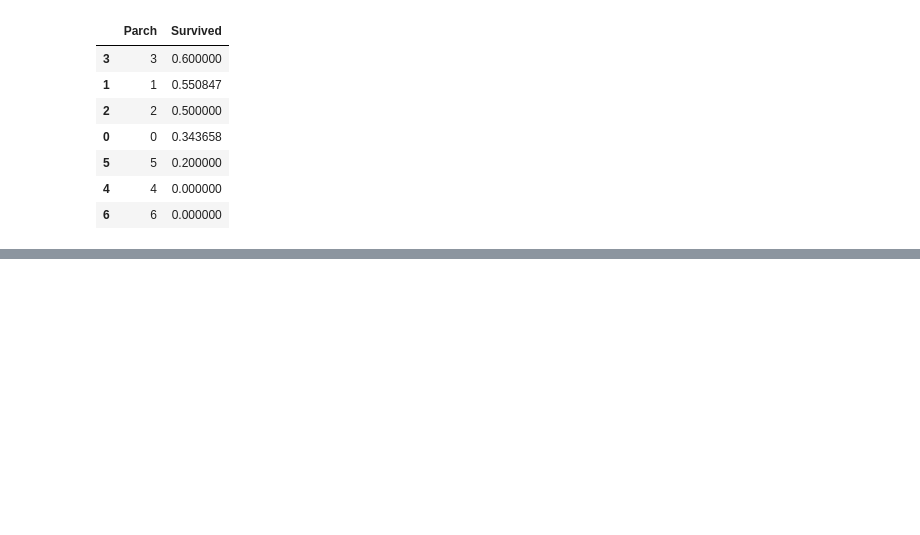
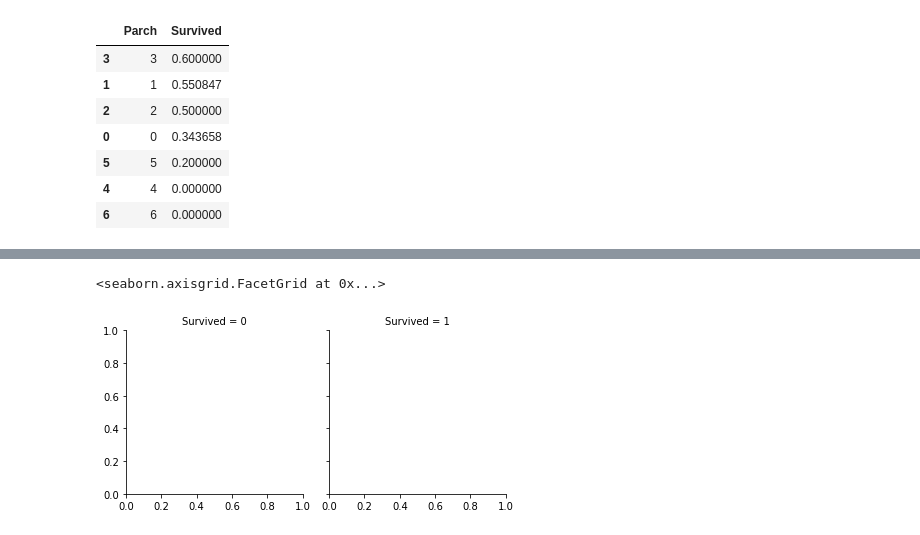
Before and after one commit to ParkSungHyon/kaggle_test, a Jupyter notebook: titanic/titanic_main.ipynb, the cells around one changed output, grey strips where cells are left out. Saved outputs shown, nothing was run; the diff lists cells and outputs as text; code cells hidden in the pictures; blank space fills up the shorter version.

```diff
--- a/titanic/titanic_main.ipynb
+++ b/titanic/titanic_main.ipynb
@@ -94,0 +115,5 @@ g.map(plt.hist, 'Age', bins=20)
+# %%
+sns.FacetGrid(train_df, col='Survived', hue='Sex')
+# %% [output]
+<seaborn.axisgrid.FacetGrid at 0x...>
+[figure, added]
```
Also changed, not shown: parts of 5 cells of this notebook.
